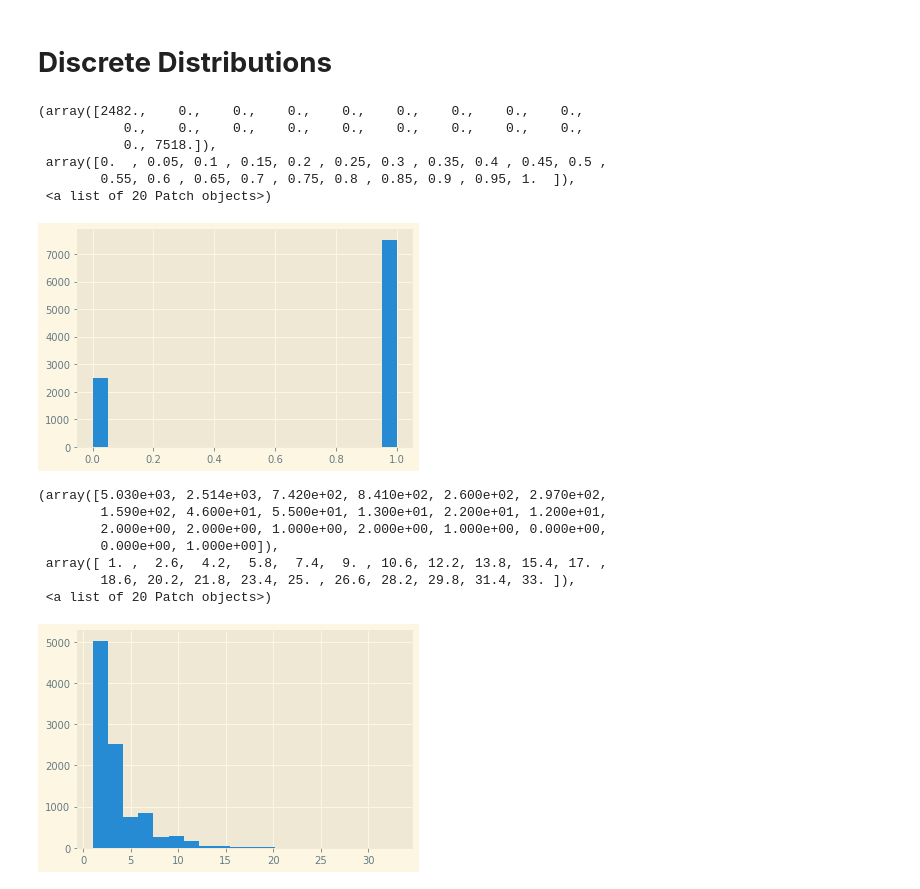
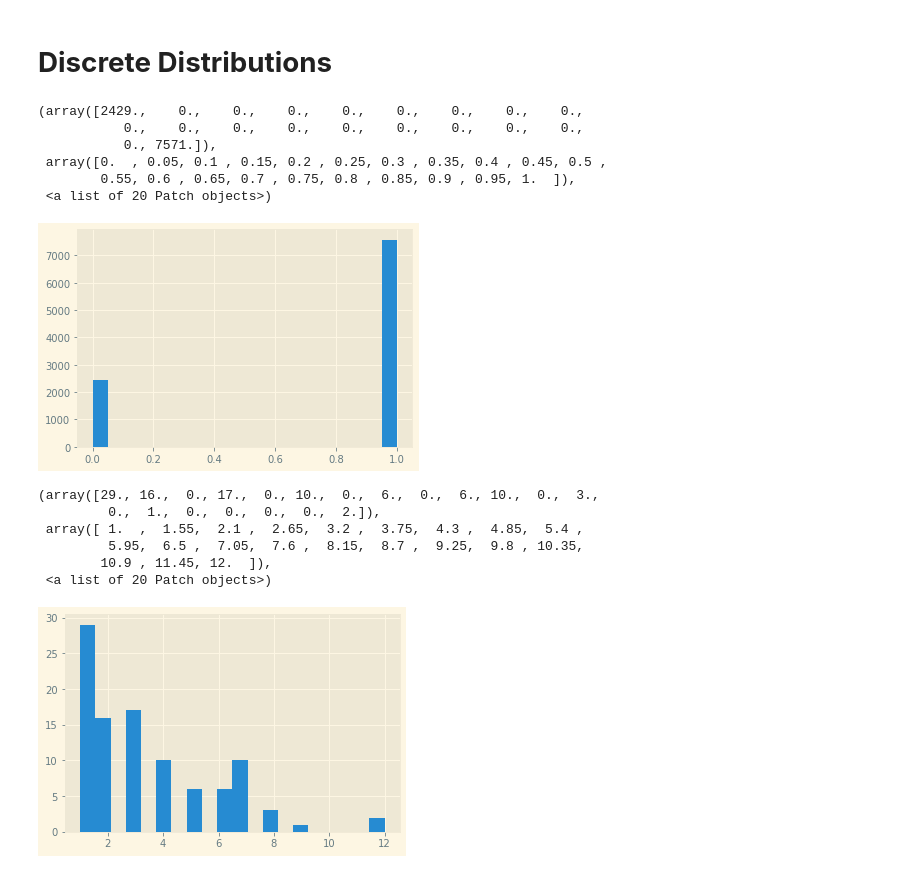
Before and after one commit to amy12xx/colab_notebooks, a Jupyter notebook: stats/Random_Variate_Generation.ipynb, the cells around one changed output. Cells and saved outputs as stored; diff of their text form; code cells hidden in the pictures.

```diff
--- a/stats/Random_Variate_Generation.ipynb
+++ b/stats/Random_Variate_Generation.ipynb
@@ -259,6 +273,7 @@ Piecewise((0, x <= 0), (x**2/2, x < 1), (-x**2/2 + 2*x - 1, x <= 2), (1, True))
 # **Discrete Distributions**
 # %%
 # Bernoulli Distribution
+# USING NUMPY
 
 def func(z, p):
     if z <= 1-p:
@@ -266,48 +281,54 @@ def func(z, p):
     else:
         return 1
 
+# Define probability p, for Bern(p) distribution
+p = 0.75
 n = 10000
-p = 0.75
 u = np.random.uniform(0, 1, n)
 x = np.vectorize(func)(u, p=p)
 
+# # Plot results
+n_bins = 20
 plt.hist(x, bins = n_bins)
 # %% [output]
-(array([2482.,    0.,    0.,    0.,    0.,    0.,    0.,    0.,    0.,
+(array([2429.,    0.,    0.,    0.,    0.,    0.,    0.,    0.,    0.,
            0.,    0.,    0.,    0.,    0.,    0.,    0.,    0.,    0.,
-           0., 7518.]),
+           0., 7571.]),
  array([0.  , 0.05, 0.1 , 0.15, 0.2 , 0.25, 0.3 , 0.35, 0.4 , 0.45, 0.5 ,
         0.55, 0.6 , 0.65, 0.7 , 0.75, 0.8 , 0.85, 0.9 , 0.95, 1.  ]),
  <a list of 20 Patch objects>)
 [figure]
 # %%
 # Geometric Distribution
+# USING NUMPY
 
 # Method 1:
 # X = min[k: 1-q**k >= U] = ceil(1-U) / ceil(1-p) = ln(U) / ceil(1-p)
 
 def func(u, q):
     k = 1
     while True:
         if 1 - q**k >= u:
             return k
         k += 1
 
-n = 100
+# Define probability p, for Geom(p) distribution
 p = 0.3
 q = 1-p
-unifs = np.random.uniform(0, 1, n)
+n = 100
+u = np.random.uniform(0, 1, n)
 x = np.vectorize(func)(u, q)
 
+# # Plot results
+n_bins = 20
 plt.hist(x, bins=n_bins)
 # %% [output]
-(array([5.030e+03, 2.514e+03, 7.420e+02, 8.410e+02, 2.600e+02, 2.970e+02,
-        1.590e+02, 4.600e+01, 5.500e+01, 1.300e+01, 2.200e+01, 1.200e+01,
-        2.000e+00, 2.000e+00, 1.000e+00, 2.000e+00, 1.000e+00, 0.000e+00,
-        0.000e+00, 1.000e+00]),
- array([ 1. ,  2.6,  4.2,  5.8,  7.4,  9. , 10.6, 12.2, 13.8, 15.4, 17. ,
-        18.6, 20.2, 21.8, 23.4, 25. , 26.6, 28.2, 29.8, 31.4, 33. ]),
+(array([29., 16.,  0., 17.,  0., 10.,  0.,  6.,  0.,  6., 10.,  0.,  3.,
+         0.,  1.,  0.,  0.,  0.,  0.,  2.]),
+ array([ 1.  ,  1.55,  2.1 ,  2.65,  3.2 ,  3.75,  4.3 ,  4.85,  5.4 ,
+         5.95,  6.5 ,  7.05,  7.6 ,  8.15,  8.7 ,  9.25,  9.8 , 10.35,
+        10.9 , 11.45, 12.  ]),
  <a list of 20 Patch objects>)
-[figure, old version]
+[figure, new version]
 # %%
 # Geometric Distribution
```
Also changed, not shown: parts of 10 cells of this notebook.
